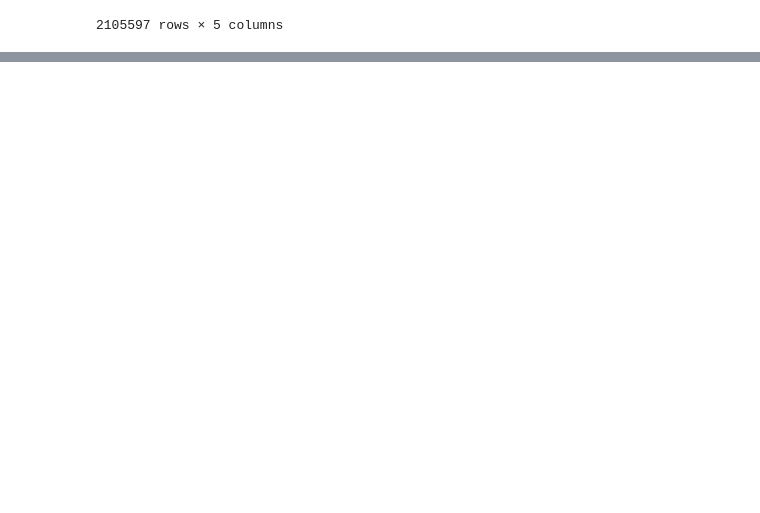
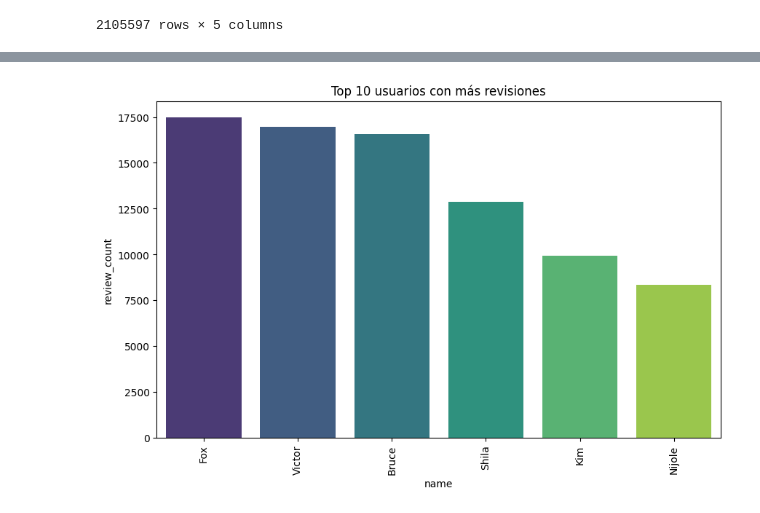
Before and after one commit to javierdichiachio/Proyecto_Final_Google_Yelp, a Jupyter notebook: ETL yelp checkin-tips-user.ipynb, the cells around one changed output, grey strips where cells are left out. Drawn from its saved outputs; the diff is of its cells as text; code cells hidden in the pictures; blank space fills up the shorter version.

```diff
--- a/ETL yelp checkin-tips-user.ipynb
+++ b/ETL yelp checkin-tips-user.ipynb
@@ -316,0 +343,12 @@ usuarios
+# %%
+df_sorted = usuarios.sort_values(by='review_count', ascending=False)
+top_users = df_sorted.head(10)
+
+
+plt.figure(figsize=(10, 6))
+sns.barplot(data=top_users, x='name', y='review_count', palette='viridis')
+plt.xticks(rotation=90)
+plt.title('Top 10 usuarios con más revisiones')
+plt.show()
+# %% [output]
+[figure, added]
```
Also changed, not shown: parts of 9 cells of this notebook.
